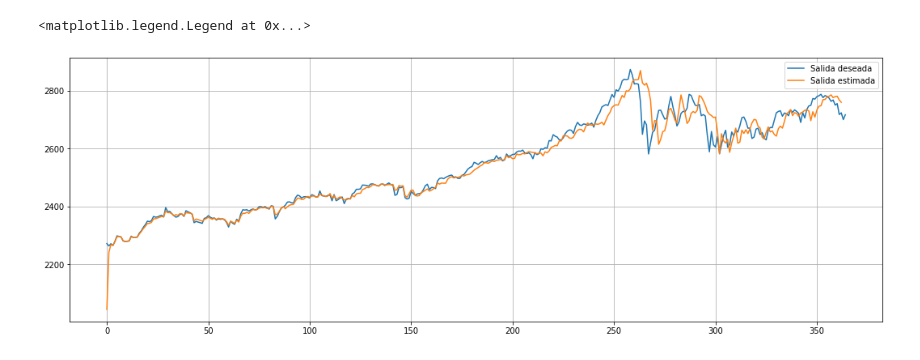
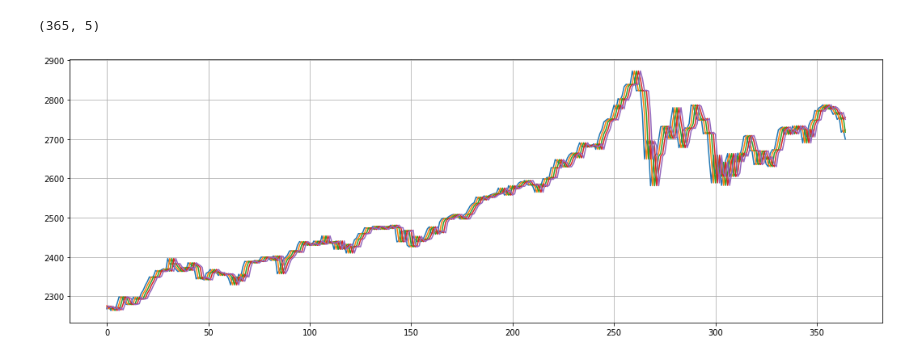
Before and after one commit to JuanDHNZ/Adaptive-Filtering, a Jupyter notebook: QKLMS.ipynb, the cells around one changed output. Cells and saved outputs as stored; diff of their text form; code cells hidden in the pictures.

```diff
--- a/QKLMS.ipynb
+++ b/QKLMS.ipynb
@@ -1,35 +1,39 @@
 # %%
 import pandas as pd
 import requests
 import numpy as np
 from sklearn.decomposition import FastICA
 from io import StringIO
 from scipy import signal
 from matplotlib import pyplot as plt
 from scipy.spatial.distance import cdist
 
 #Datos cargados desde drive
 orig_url='https://drive.google.com/file/d/1lPNRzlmfm0iT-HV8mLCIdzvt3zNpu5nN/view?usp=sharing'
 
 file_id = orig_url.split('/')[-2]
 dwn_url='https://drive.google.com/uc?export=download&id=' + file_id
 url = requests.get(dwn_url).text
 csv_raw = StringIO(url)
 sp500 = pd.read_csv(csv_raw)
 
-# Muestra de
-#probar de muestras atras
+# Señal deseada
 d = sp500.close.iloc[-366:-1].to_numpy().reshape(-1,1)
+# Señal de entrada
 u1 = sp500.close.iloc[-367:-2].to_numpy().reshape(-1,1)
 u2 = sp500.close.iloc[-368:-3].to_numpy().reshape(-1,1)
 u3 = sp500.close.iloc[-369:-4].to_numpy().reshape(-1,1)
 u4 = sp500.close.iloc[-370:-5].to_numpy().reshape(-1,1)
 u5 = sp500.close.iloc[-371:-6].to_numpy().reshape(-1,1)
 u = np.concatenate((u1,u2,u3,u4,u5), axis=1)
-# plt.figure(figsize=(18, 6))
-# print(u.shape)
-# plt.plot(u)
-# plt.grid()
-# plt.show()
+# Grafica de la entrada
+plt.figure(figsize=(18, 6))
+print(u.shape)
+plt.plot(u)
+plt.grid()
+plt.show()
+# %% [output]
+(365, 5)
+[figure, added]
 # %%
 class QKLMS:
@@ -102,14 +129,11 @@ class QKLMS:
     return False
 # %%
-import numpy as np
-qklms = QKLMS(sigma=1000)
+qklms = QKLMS()
 y = qklms.evaluate(u,d)
+
 plt.figure(figsize=(18, 6))
 plt.grid()
 plt.plot(d, label="Salida deseada")
 plt.plot(y[:-2], label="Salida estimada")
 plt.legend()
-# %% [output]
-<matplotlib.legend.Legend at 0x...>
-[figure, removed]
 # %%
```
Also changed, not shown: parts of 14 cells of this notebook.
